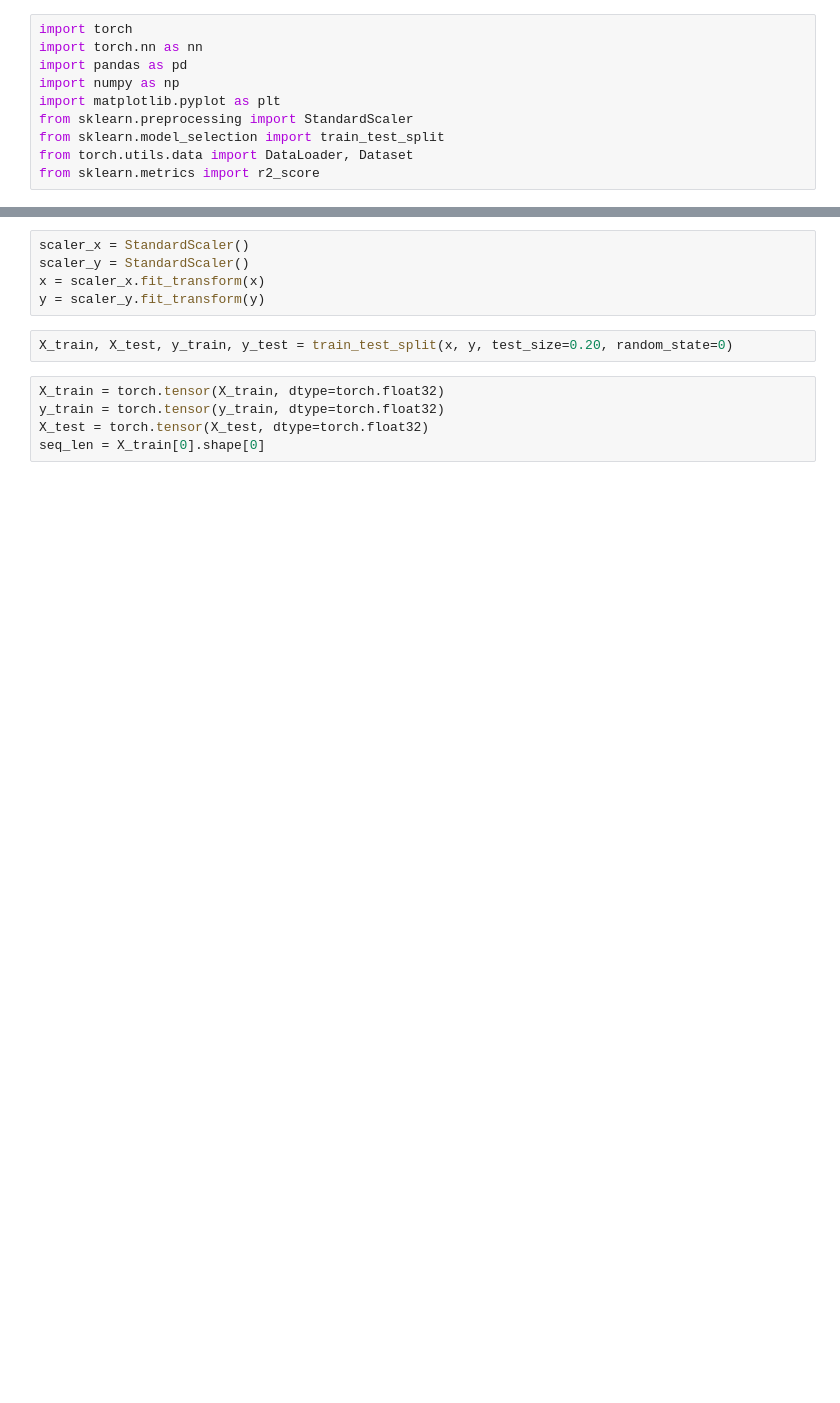
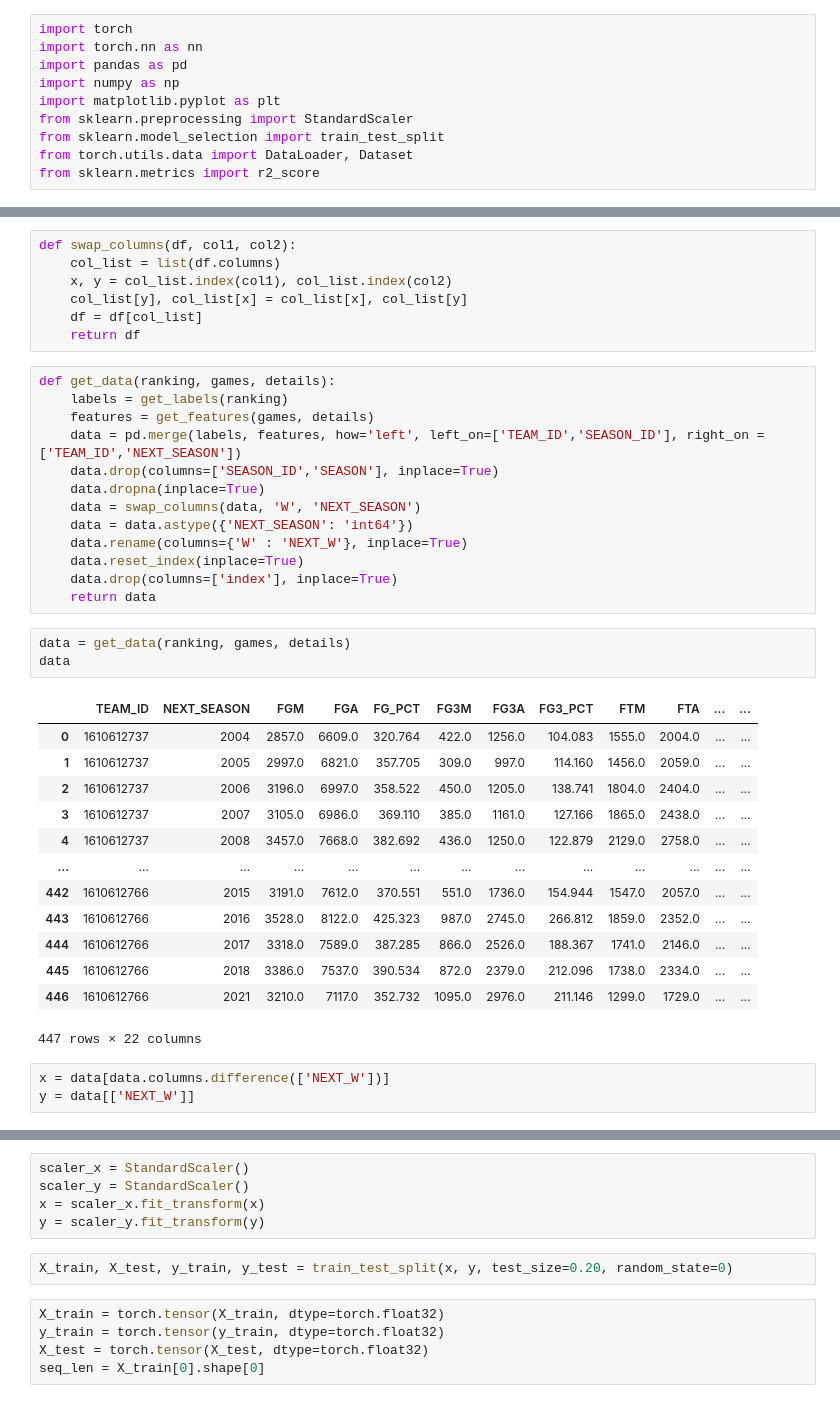
Before and after one commit to Capstone-I/Capstone-I, a Jupyter notebook: Clay-Work/10-sprint/nba-rnn.ipynb, the cells around one changed output, grey strips where cells are left out. Cells and saved outputs as stored; diff of their text form; blank space fills up the shorter version.

```diff
--- a/Clay-Work/10-sprint/nba-rnn.ipynb
+++ b/Clay-Work/10-sprint/nba-rnn.ipynb
@@ -16,3 +88,43 @@ y = df[['NEXT_W']]
+# %%
+def swap_columns(df, col1, col2):
+    col_list = list(df.columns)
+    x, y = col_list.index(col1), col_list.index(col2)
+    col_list[y], col_list[x] = col_list[x], col_list[y]
+    df = df[col_list]
+    return df
+# %%
+def get_data(ranking, games, details):
+    labels = get_labels(ranking)
+    features = get_features(games, details)
+    data = pd.merge(labels, features, how='left', left_on=['TEAM_ID','SEASON_ID'], right_on = ['TEAM_ID','NEXT_SEASON'])
+    data.drop(columns=['SEASON_ID','SEASON'], inplace=True)
+    data.dropna(inplace=True)
+    data = swap_columns(data, 'W', 'NEXT_SEASON')
+    data = data.astype({'NEXT_SEASON': 'int64'})
+    data.rename(columns={'W' : 'NEXT_W'}, inplace=True)
+    data.reset_index(inplace=True)
+    data.drop(columns=['index'], inplace=True)
+    return data
+# %%
+data = get_data(ranking, games, details)
+data
+# %% [output]
+|  | TEAM_ID | NEXT_SEASON | FGM | FGA | FG_PCT | FG3M | FG3A | FG3_PCT | FTM | FTA | ... | ... |
+| 0 | 1610612737 | 2004 | 2857.0 | 6609.0 | 320.764 | 422.0 | 1256.0 | 104.083 | 1555.0 | 2004.0 | ... | ... |
+| 1 | 1610612737 | 2005 | 2997.0 | 6821.0 | 357.705 | 309.0 | 997.0 | 114.160 | 1456.0 | 2059.0 | ... | ... |
+| 2 | 1610612737 | 2006 | 3196.0 | 6997.0 | 358.522 | 450.0 | 1205.0 | 138.741 | 1804.0 | 2404.0 | ... | ... |
+| 3 | 1610612737 | 2007 | 3105.0 | 6986.0 | 369.110 | 385.0 | 1161.0 | 127.166 | 1865.0 | 2438.0 | ... | ... |
+| 4 | 1610612737 | 2008 | 3457.0 | 7668.0 | 382.692 | 436.0 | 1250.0 | 122.879 | 2129.0 | 2758.0 | ... | ... |
+| ... | ... | ... | ... | ... | ... | ... | ... | ... | ... | ... | ... | ... |
+| 442 | 1610612766 | 2015 | 3191.0 | 7612.0 | 370.551 | 551.0 | 1736.0 | 154.944 | 1547.0 | 2057.0 | ... | ... |
+| 443 | 1610612766 | 2016 | 3528.0 | 8122.0 | 425.323 | 987.0 | 2745.0 | 266.812 | 1859.0 | 2352.0 | ... | ... |
+| 444 | 1610612766 | 2017 | 3318.0 | 7589.0 | 387.285 | 866.0 | 2526.0 | 188.367 | 1741.0 | 2146.0 | ... | ... |
+| 445 | 1610612766 | 2018 | 3386.0 | 7537.0 | 390.534 | 872.0 | 2379.0 | 212.096 | 1738.0 | 2334.0 | ... | ... |
+| 446 | 1610612766 | 2021 | 3210.0 | 7117.0 | 352.732 | 1095.0 | 2976.0 | 211.146 | 1299.0 | 1729.0 | ... | ... |
+447 rows × 22 columns
+# %%
+x = data[data.columns.difference(['NEXT_W'])]
+y = data[['NEXT_W']]
 # %%
 print(x)
 # %% [output]
```
Also changed, not shown: parts of 12 cells of this notebook.
